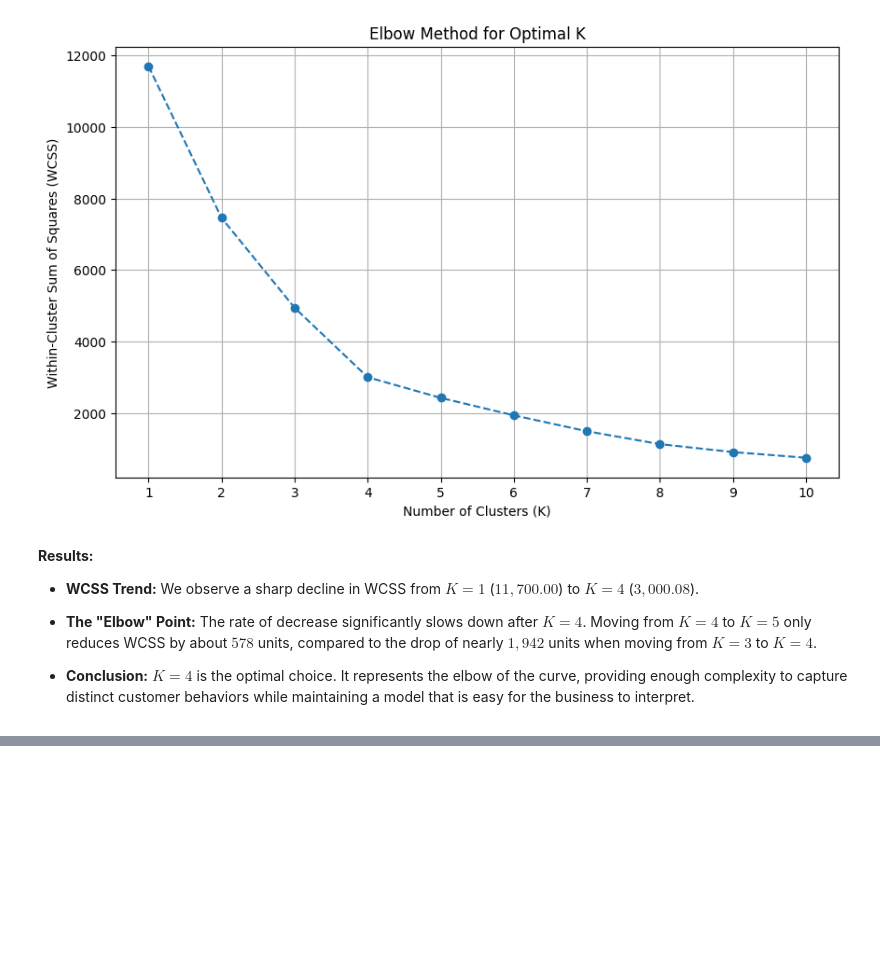
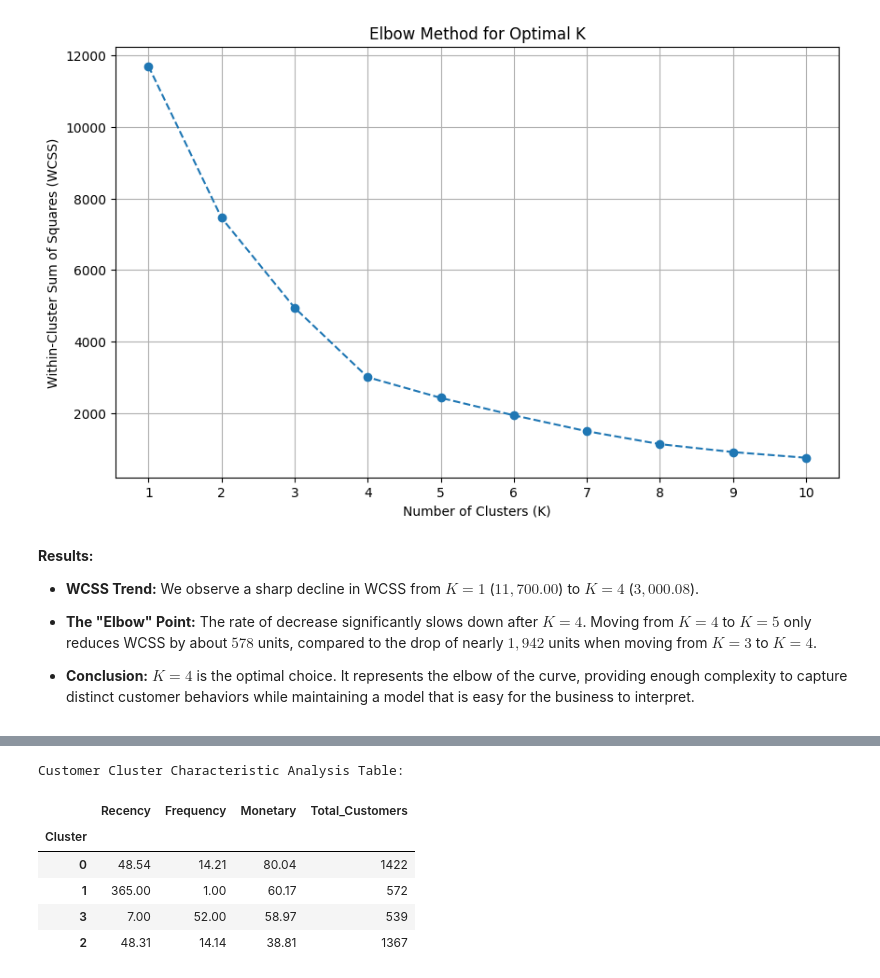
Before and after one commit to Hongdao-nn/Portfolio-Projects, a Jupyter notebook: Customer-Shopping-Preferences-Project/Python/02_Segmentation.ipynb, the cells around one changed output, grey strips where cells are left out. Saved outputs shown, nothing was run; the diff lists cells and outputs as text; code cells hidden in the pictures; blank space fills up the shorter version.

```diff
--- a/Customer-Shopping-Preferences-Project/Python/02_Segmentation.ipynb
+++ b/Customer-Shopping-Preferences-Project/Python/02_Segmentation.ipynb
@@ -377,0 +391,14 @@ K=10: 745.68
+# %%
+# Initialize K-Means with K=4
+kmeans_final = KMeans(n_clusters=4, init='k-means++', random_state=42, n_init= 10)
+
+# Labeling scaled data
+cluster_labels = kmeans_final.fit_predict(rfm_scaled_df)
+
+# Add the cluster labels to the original DataFrame
+rfm_df['Cluster'] = cluster_labels
+df['Cluster'] = cluster_labels
+
+# Test the number of customers in each group
+print("Number of customers per cluster: ")
+print(rfm_df['Cluster'].value_counts().sort_index())
@@ -377,0 +441,20 @@ K=10: 745.68
+# %%
+# Calculate average metrics to shape a customer profile
+cluster_analysis = rfm_df.groupby('Cluster').agg({
+    'Recency': 'mean',
+    'Frequency': 'mean',
+    'Monetary': 'mean',
+    'Customer ID': 'count'
+}).rename(columns={'Customer ID': 'Total_Customers'}).round(2)
+
+# Rearrange according to Monetary
+print("Customer Cluster Characteristic Analysis Table:")
+display(cluster_analysis.sort_values(by='Monetary', ascending=False))
+# %% [output]
+Customer Cluster Characteristic Analysis Table:
+|  | Recency | Frequency | Monetary | Total_Customers |
+| Cluster |  |  |  |  |
+| 0 | 48.54 | 14.21 | 80.04 | 1422 |
+| 1 | 365.00 | 1.00 | 60.17 | 572 |
+| 3 | 7.00 | 52.00 | 58.97 | 539 |
+| 2 | 48.31 | 14.14 | 38.81 | 1367 |
```
Also changed, not shown: parts of 13 cells of this notebook.
